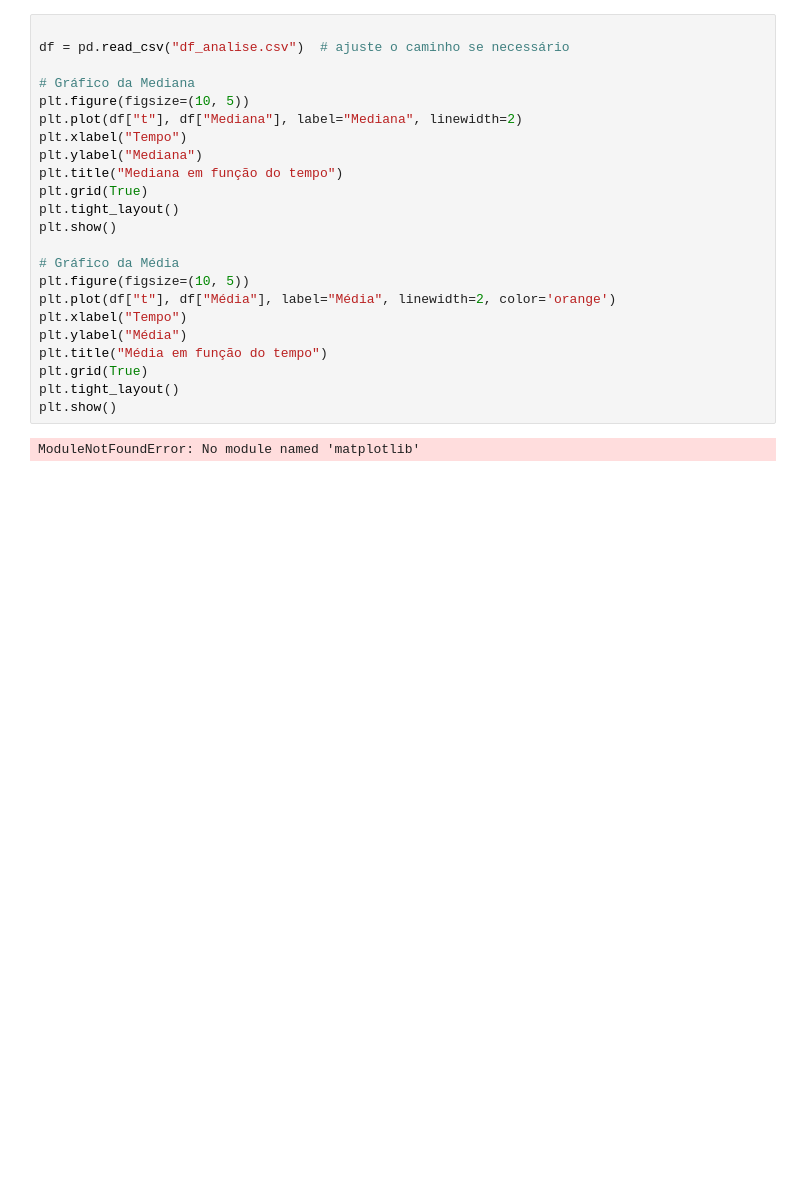
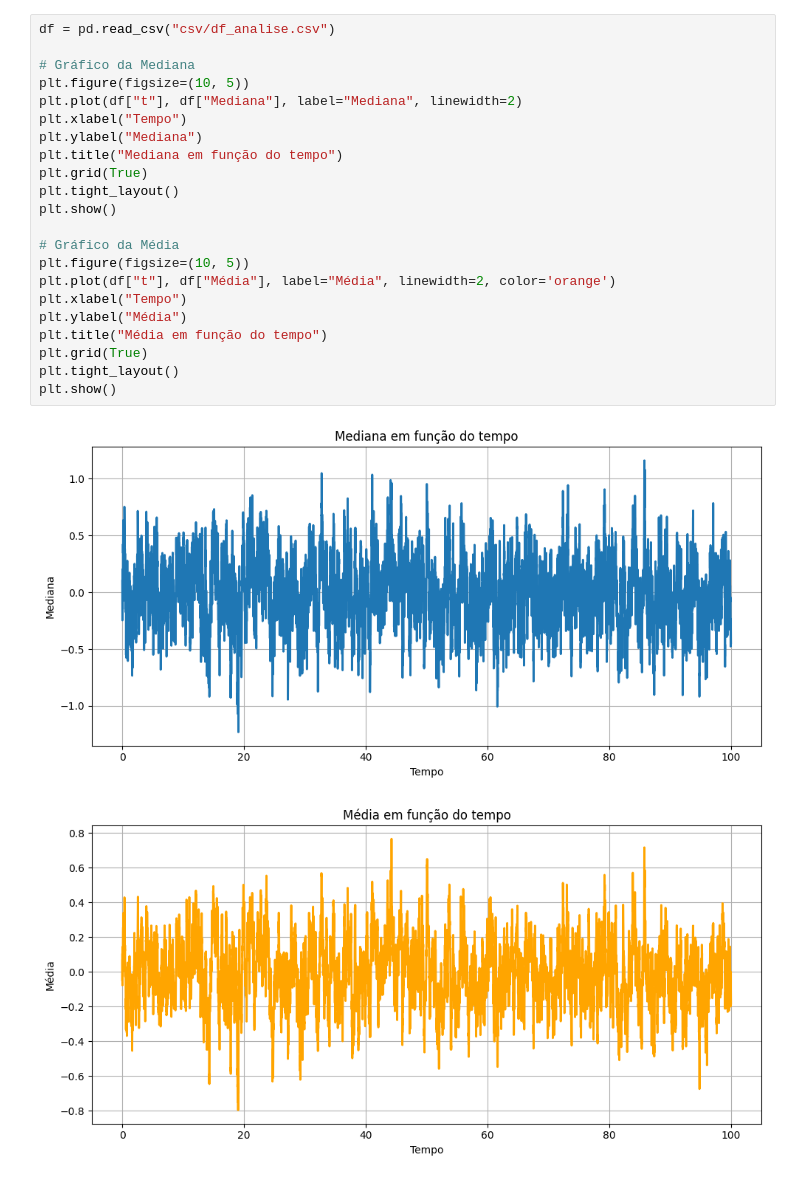
Before and after one commit to lucasamtaylor01/Lorenz80_SDE, a Jupyter notebook: 04_EXPLORACOES_EM_JULIA/03_ANALISE_DE_DADOS/analise.ipynb, the cells around one changed output. Saved outputs shown, nothing was run; the diff lists cells and outputs as text; blank space fills up the shorter version.

```diff
--- a/04_EXPLORACOES_EM_JULIA/03_ANALISE_DE_DADOS/analise.ipynb
+++ b/04_EXPLORACOES_EM_JULIA/03_ANALISE_DE_DADOS/analise.ipynb
@@ -26,27 +24,27 @@ df_analise = pd.DataFrame({
 
 df_analise.to_csv("csv/df_analise.csv", index=False)
 # %%
-
-df = pd.read_csv("df_analise.csv")  # ajuste o caminho se necessário
+df = pd.read_csv("csv/df_analise.csv")
 
 # Gráfico da Mediana
 plt.figure(figsize=(10, 5))
 plt.plot(df["t"], df["Mediana"], label="Mediana", linewidth=2)
 plt.xlabel("Tempo")
 plt.ylabel("Mediana")
 plt.title("Mediana em função do tempo")
 plt.grid(True)
 plt.tight_layout()
 plt.show()
 
 # Gráfico da Média
 plt.figure(figsize=(10, 5))
 plt.plot(df["t"], df["Média"], label="Média", linewidth=2, color='orange')
 plt.xlabel("Tempo")
 plt.ylabel("Média")
 plt.title("Média em função do tempo")
 plt.grid(True)
 plt.tight_layout()
 plt.show()
 # %% [output]
-ModuleNotFoundError: No module named 'matplotlib'
+[figure, added]
+[figure, added]
```
Also changed, not shown: parts of 2 cells of this notebook, 3 other files.
